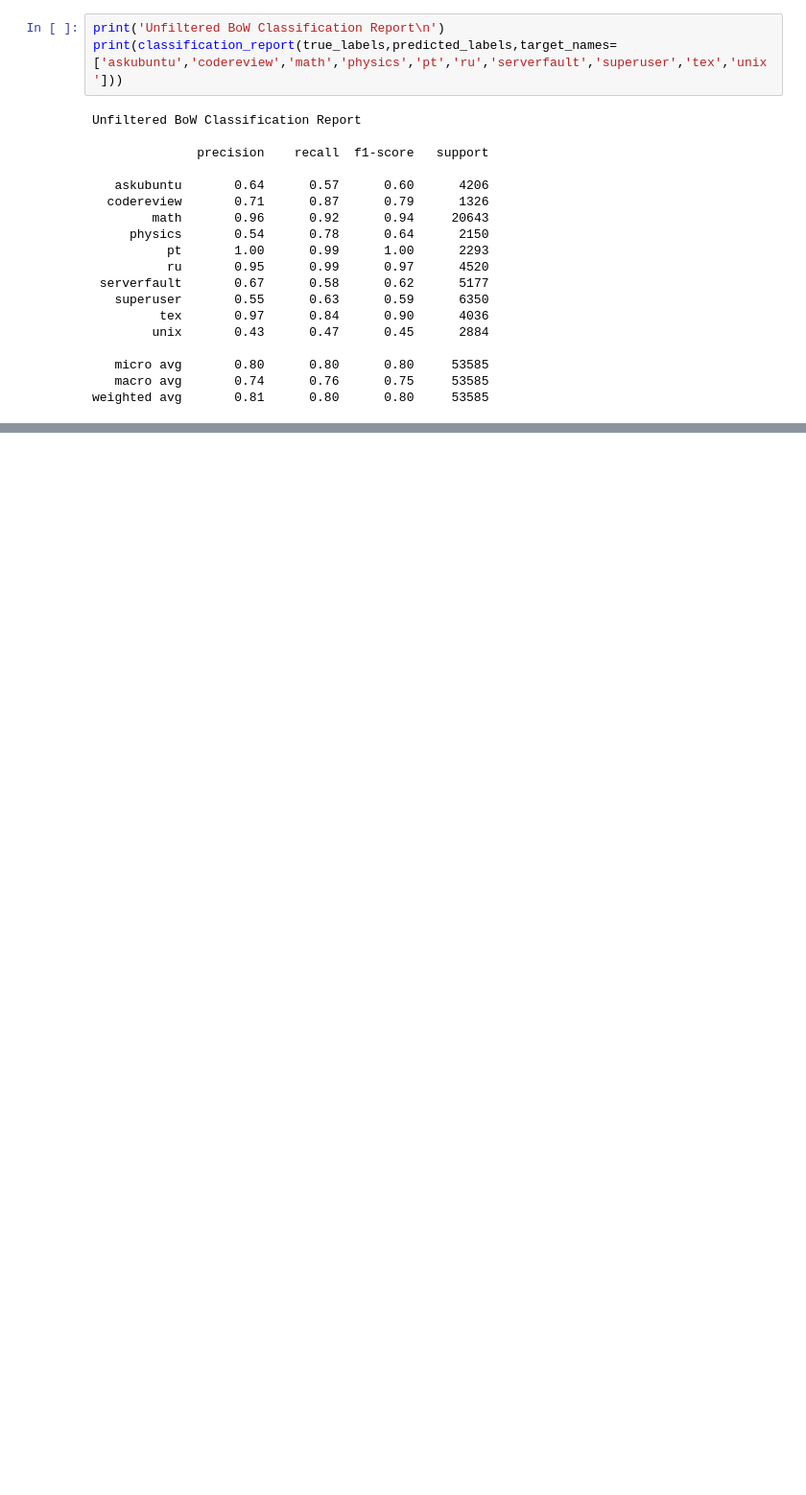
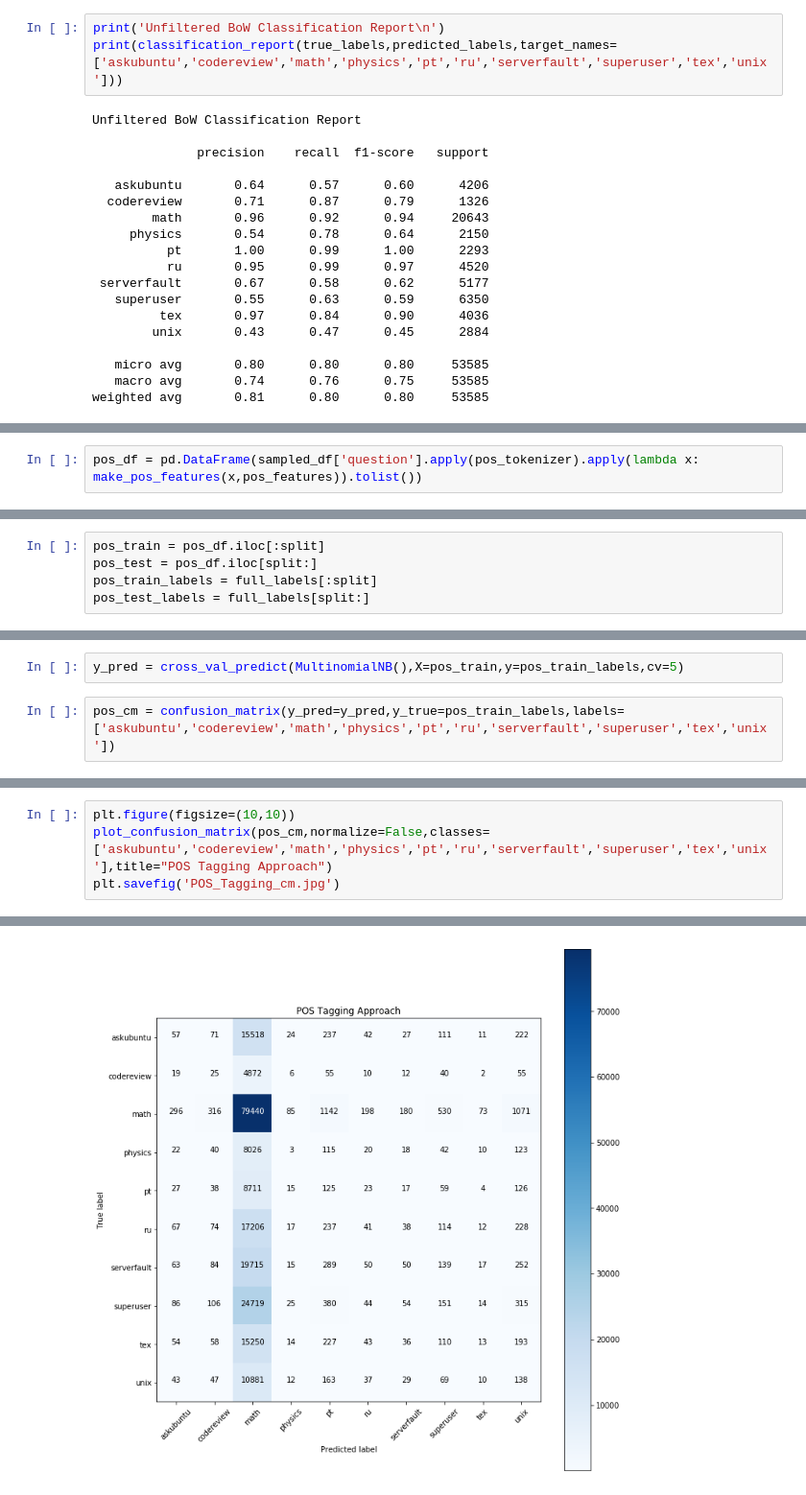
Before and after one commit to jeff1evesque/ist-664, a Jupyter notebook: StackOverflow/StackOverflow_Classification.ipynb, the cells around one changed output, grey strips where cells are left out. Shown at 96% size. Drawn from its saved outputs; the diff is of its cells as text; blank space fills up the shorter version.

```diff
--- a/StackOverflow/StackOverflow_Classification.ipynb
+++ b/StackOverflow/StackOverflow_Classification.ipynb
@@ -411,0 +528,2 @@ weighted avg       0.81      0.80      0.80     53585
+# %%
+pos_df = pd.DataFrame(sampled_df['question'].apply(pos_tokenizer).apply(lambda x: make_pos_features(x,pos_features)).tolist())
@@ -411,0 +538,5 @@ weighted avg       0.81      0.80      0.80     53585
+# %%
+pos_train = pos_df.iloc[:split]
+pos_test = pos_df.iloc[split:]
+pos_train_labels = full_labels[:split]
+pos_test_labels = full_labels[split:]
@@ -411,0 +554,4 @@ weighted avg       0.81      0.80      0.80     53585
+# %%
+y_pred = cross_val_predict(MultinomialNB(),X=pos_train,y=pos_train_labels,cv=5)
+# %%
+pos_cm = confusion_matrix(y_pred=y_pred,y_true=pos_train_labels,labels=['askubuntu','codereview','math','physics','pt','ru','serverfault','superuser','tex','unix'])
@@ -411,0 +581,5 @@ weighted avg       0.81      0.80      0.80     53585
+# %%
+plt.figure(figsize=(10,10))
+plot_confusion_matrix(pos_cm,normalize=False,classes=['askubuntu','codereview','math','physics','pt','ru','serverfault','superuser','tex','unix'],title="POS Tagging Approach")
+plt.savefig('POS_Tagging_cm.jpg')
+# %% [output]
@@ -411,0 +597 @@ weighted avg       0.81      0.80      0.80     53585
+[figure, added]
```
Also changed, not shown: parts of 32 cells of this notebook, 1 other file.
